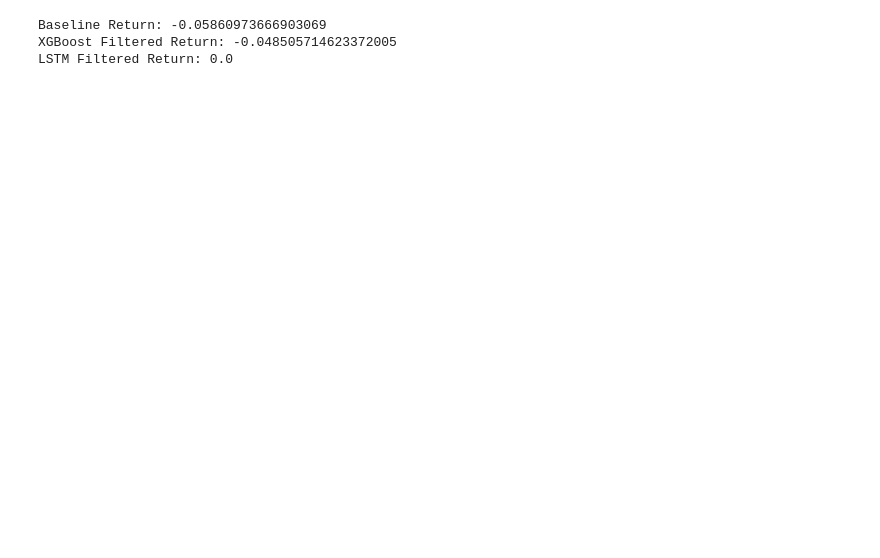
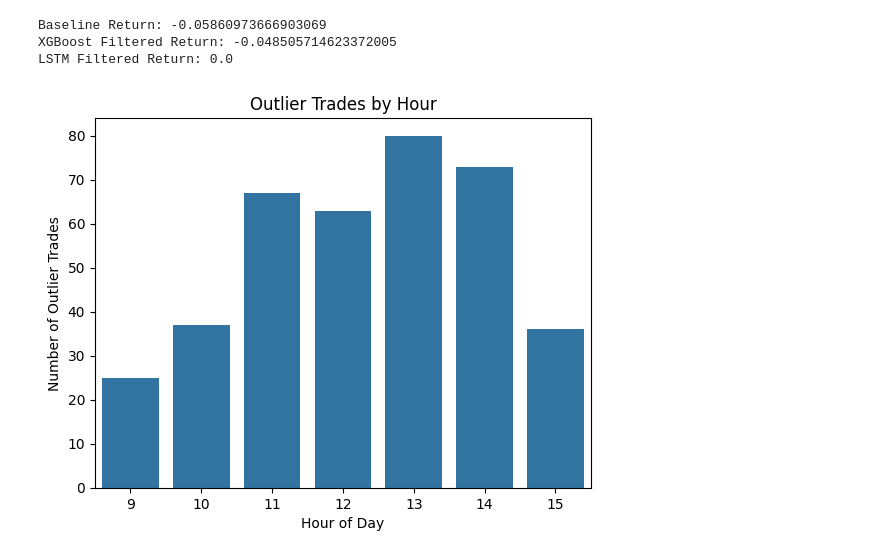
Before and after one commit to Dhruvsh02/quant-trading-system, a Jupyter notebook: notebooks/07_ml_enhancement.ipynb, the cells around one changed output. Drawn from its saved outputs; the diff is of its cells as text; code cells hidden in the pictures; blank space fills up the shorter version.

```diff
--- a/notebooks/07_ml_enhancement.ipynb
+++ b/notebooks/07_ml_enhancement.ipynb
@@ -249,3 +258,32 @@ print("LSTM Filtered Return:", lstm_return)
 Baseline Return: -0.05860973666903069
 XGBoost Filtered Return: -0.048505714623372005
 LSTM Filtered Return: 0.0
+# %%
+# Ensure hour exists
+df_trades["hour"] = pd.to_datetime(df_trades["datetime"]).dt.hour
+
+# Create PnL proxy if not present (VERY IMPORTANT)
+# Use strategy_return or trade_change depending on your notebook
+df_trades["pnl"] = df_trades["trade_change"]
+
+# Z-score
+df_trades["pnl_zscore"] = (
+    (df_trades["pnl"] - df_trades["pnl"].mean()) /
+    df_trades["pnl"].std()
+)
+
+# Define outliers
+outliers = df_trades[df_trades["pnl_zscore"].abs() > 3]
+# %%
+import seaborn as sns
+import matplotlib.pyplot as plt
+
+sns.countplot(x="hour", data=outliers)
+plt.title("Outlier Trades by Hour")
+plt.xlabel("Hour of Day")
+plt.ylabel("Number of Outlier Trades")
+
+plt.savefig("../plots/outlier_by_hour.png", dpi=150, bbox_inches="tight")
+plt.show()
+# %% [output]
+[figure, added]
```
Also changed, not shown: parts of 6 cells of this notebook, 19 other files.
